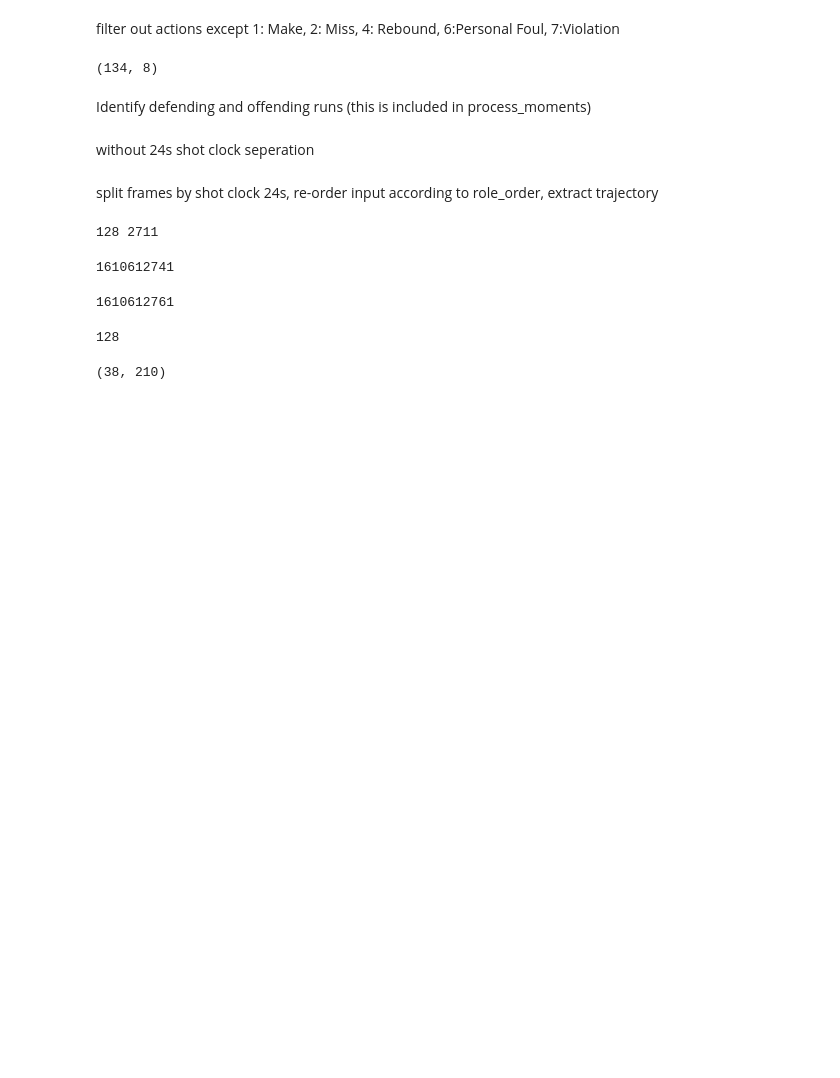
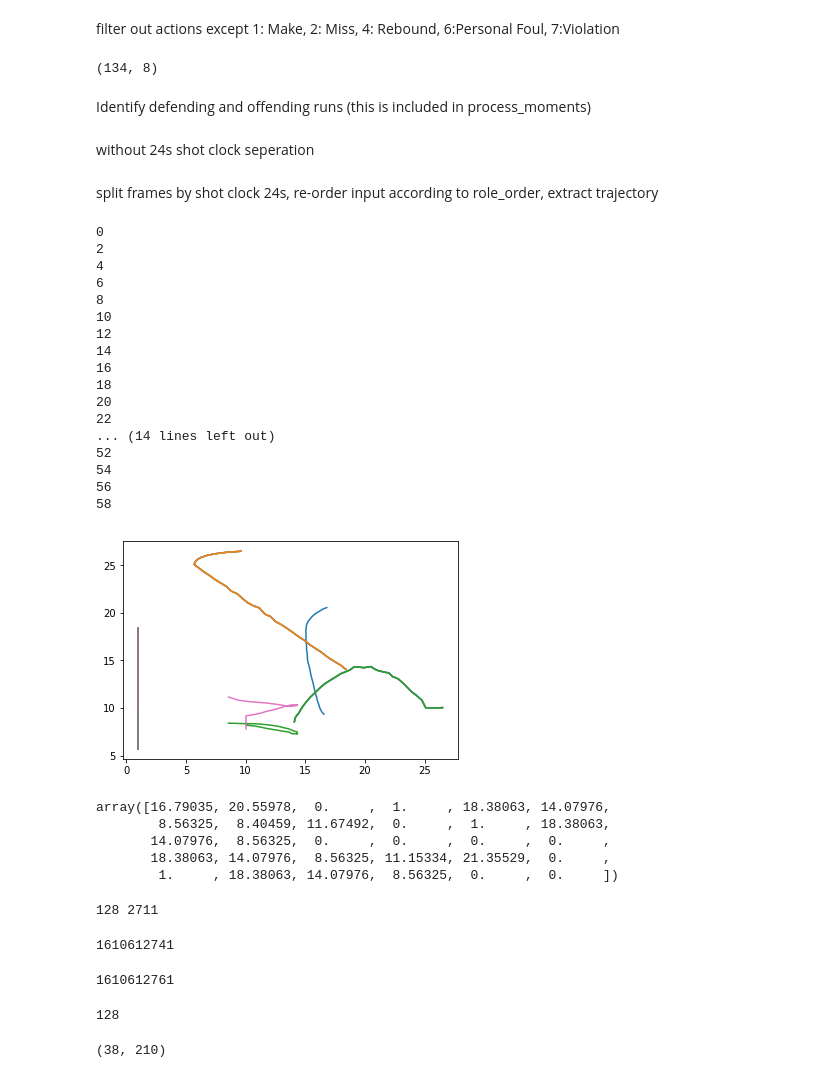
Before and after one commit to samshipengs/Coordinated-Multi-Agent-Imitation-Learning, a Jupyter notebook: code/ImitationLearningHorizon.ipynb, the cells around one changed output. Cells and saved outputs as stored; diff of their text form; code cells hidden in the pictures; blank space fills up the shorter version.

Commit message:
Make simple matplot and the plot of processed moment does not look correct.

```diff
--- a/code/ImitationLearningHorizon.ipynb
+++ b/code/ImitationLearningHorizon.ipynb
@@ -205,8 +205,41 @@ for k, v in enumerate(events.moments.values):
                 n_short += 1
 #     break
 # dimensions extreme<3> x n_players<10> x (player_pos<2> + teamid_onehot<25> + ball<3>) = 900
+# %%
+g = single_game[0]
+plt.figure()
+for i in range(0, 3*10*2, 2): # extreme=3, palyers=10, x,y=2
+    print(i)
+    x_i, y_i = g[:, i], g[:, i+1]
+    if sum(x_i) !=0 and sum(y_i) != 0:
+        plt.plot(x_i, y_i)
+# %% [output]
+0
+2
+4
+6
+8
+10
+12
+14
+16
+18
+20
+22
+... (14 lines left out)
+52
+54
+56
+58
+[figure, added]
 # %%
-g = single_game[0]
+g[0, :][:30]
+# %% [output]
+array([16.79035, 20.55978,  0.     ,  1.     , 18.38063, 14.07976,
+        8.56325,  8.40459, 11.67492,  0.     ,  1.     , 18.38063,
+       14.07976,  8.56325,  0.     ,  0.     ,  0.     ,  0.     ,
+       18.38063, 14.07976,  8.56325, 11.15334, 21.35529,  0.     ,
+        1.     , 18.38063, 14.07976,  8.56325,  0.     ,  0.     ])
 # %%
 print(n, n_short)
 # %% [output]
```
Also changed, not shown: parts of 1 cell of this notebook.
